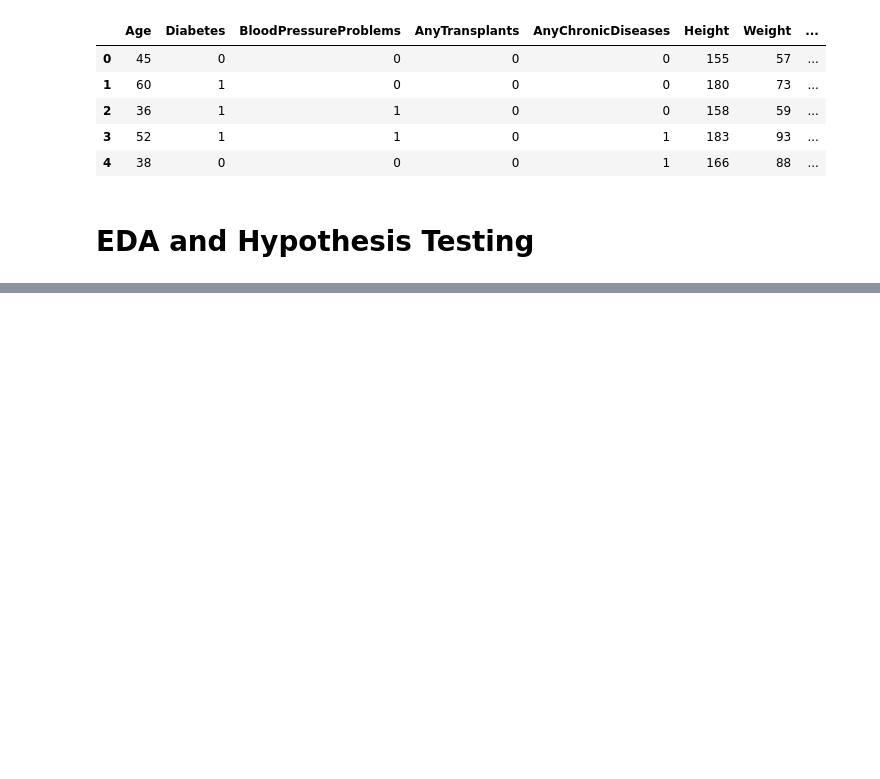
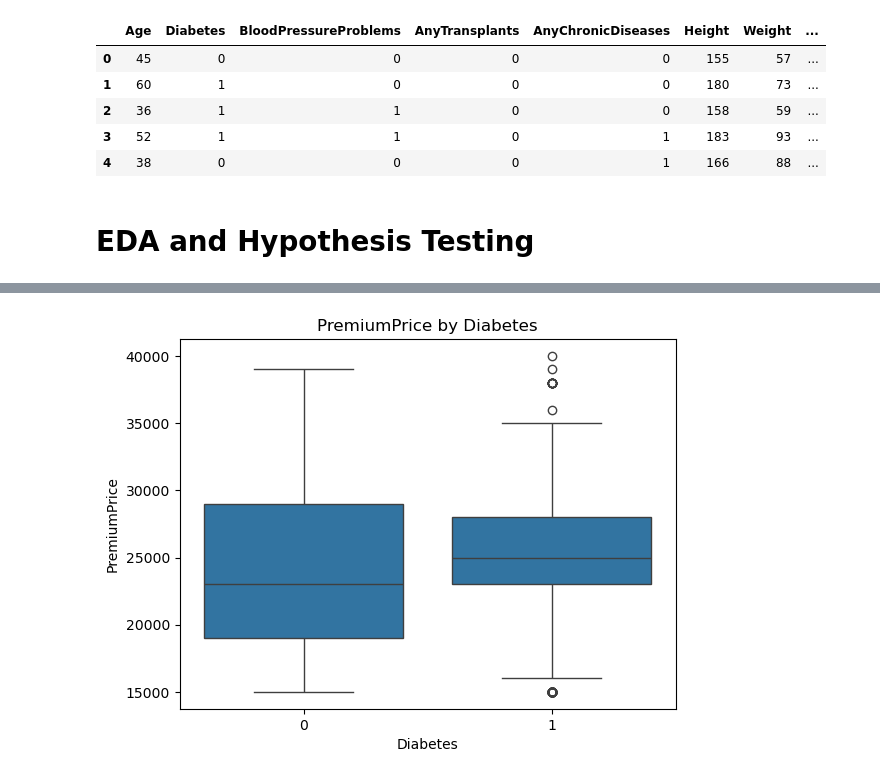
Before and after one commit to komalpreet10/Insurance_Cost_Prediction, a Jupyter notebook: Insurance_Cost_Prediction.ipynb, the cells around one changed output, grey strips where cells are left out. Saved outputs shown, nothing was run; the diff lists cells and outputs as text; code cells hidden in the pictures; blank space fills up the shorter version.

```diff
--- a/Insurance_Cost_Prediction.ipynb
+++ b/Insurance_Cost_Prediction.ipynb
@@ -63,0 +229,6 @@ df.head()
+# %%
+sns.boxplot(x='Diabetes', y='PremiumPrice', data=df)
+plt.title("PremiumPrice by Diabetes")
+plt.show()
+# %% [output]
+[figure, added]
```
Also changed, not shown: parts of 33 cells of this notebook.
